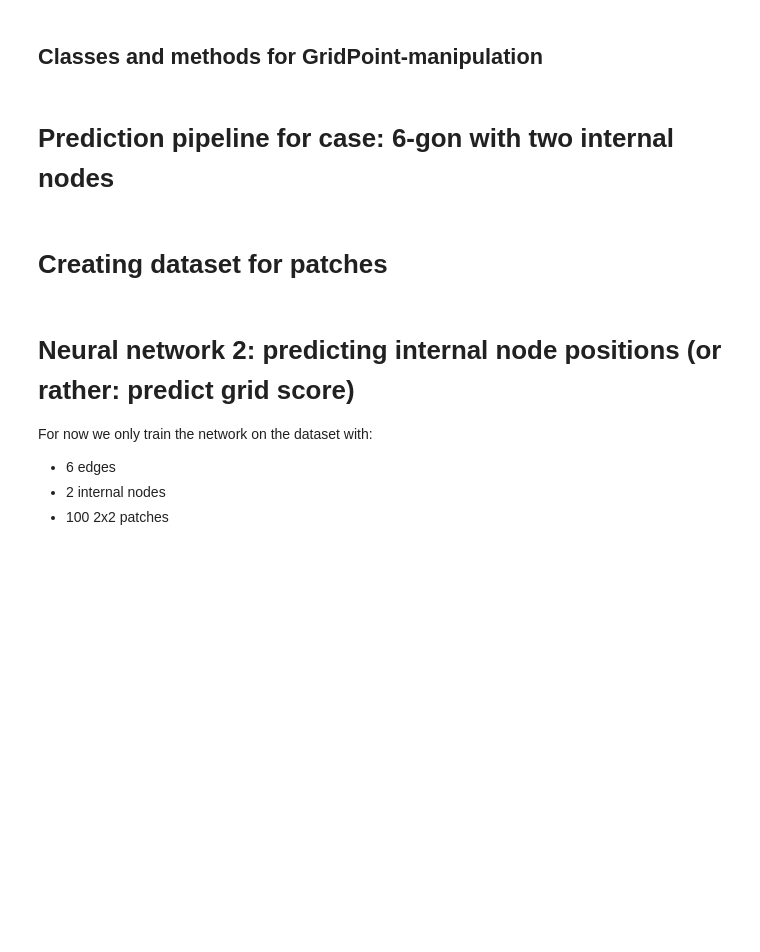
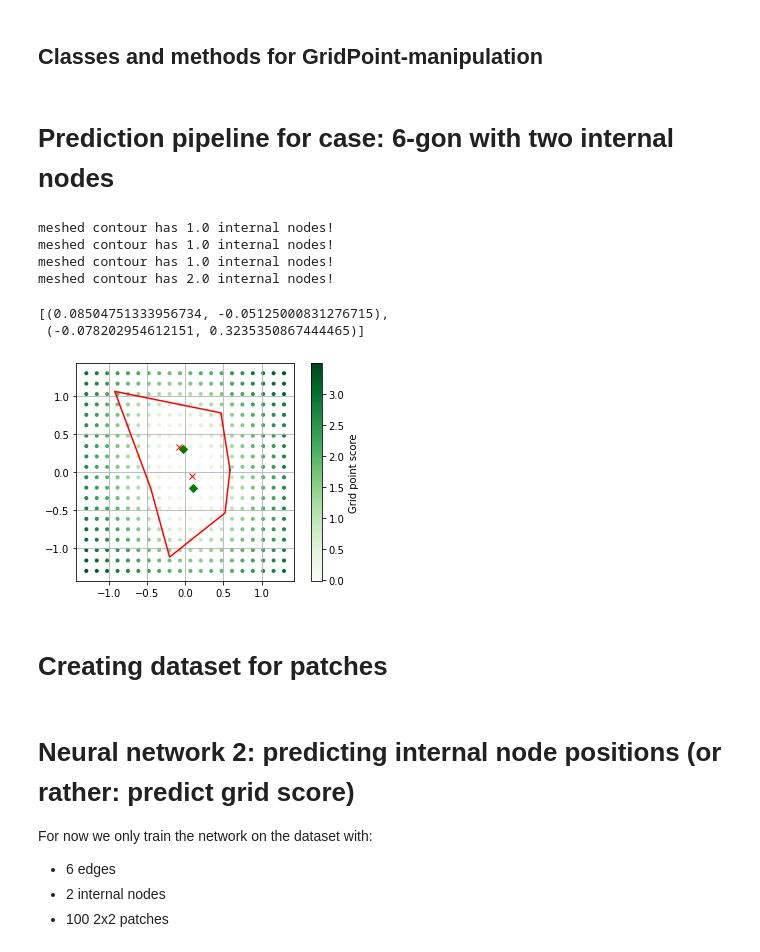
Before and after one commit to Siljekka/GrasshopperMeshAI, a Jupyter notebook: MeshPoints/MachineLearning/nn2.ipynb, the cells around one changed output. Drawn from its saved outputs; the diff is of its cells as text; code cells hidden in the pictures; blank space fills up the shorter version.

```diff
--- a/MeshPoints/MachineLearning/nn2.ipynb
+++ b/MeshPoints/MachineLearning/nn2.ipynb
@@ -358,10 +358,14 @@ def generate_internal_nodes_from_grid_score(point_grid, target_internal_node_cou
 
         internal_nodes.append((interpolated_x, interpolated_y))
 
-        # We remove the current minimum GridPoint and all its neighbours from the point grid.
+        # We remove the current minimum GridPoint and all its neighbours, and all neighbours' neighbours from the point grid.
         if len(internal_nodes) != target_internal_node_count:
             points_to_exclude_by_id = {min_grid_point.pid}
-            points_to_exclude_by_id.update([point.pid for point in neighbours])
+            for neighbour in neighbours:
+                neighbour_neighbours = neighbour.neighbours
+                points_to_exclude_by_id.update([point.pid for point in neighbour_neighbours])
+                points_to_exclude_by_id.add(neighbour.pid)
+
 
             point_grid[:] = [point for point in point_grid if point.pid not in points_to_exclude_by_id]
 
@@ -389,7 +393,7 @@ def prediction_pipeline_nn2(contour, internal_node_count):
     transformed_contour_data = [coordinate for point in transformed_contour for coordinate in point]
 
     # Load model from file
-    model = tf.keras.models.load_model('model/six_edge_2x_outside_many_nodes_big')
+    model = tf.keras.models.load_model('model/grid-score-zerofour-lc-1')
     # model.summary()
 
     # Get patch data
@@ -397,7 +401,7 @@ def prediction_pipeline_nn2(contour, internal_node_count):
         patch_data = [coordinate for point in patch for coordinate in point.get_coordinates()]
 
         # Define prediction data
-        features = np.append(transformed_contour, patch_data)
+        features = np.append(transformed_contour_data, patch_data)
         prediction_data = np.expand_dims(features, axis=0)
 
         # Predict
@@ -414,48 +418,57 @@ def prediction_pipeline_nn2(contour, internal_node_count):
 meshed_internal_node_count = -1
 internal_node_count = predict_internal_node_count()
 
-while meshed_internal_node_count != internal_node_count:
+while meshed_internal_node_count != 2:
     contour = pp.create_random_ngon(6)
     transformed_contour = pp.procrustes(contour)['transformed_contour']
 
-    predicted_point_grid = prediction_pipeline_nn2(transformed_contour, internal_node_count)
-    internal_nodes = generate_internal_nodes_from_grid_score(predicted_point_grid, internal_node_count)
-
-
-    meshed_contour = pp.mesh_contour(transformed_contour, 0.6)
+    meshed_contour = pp.mesh_contour(transformed_contour, 0.4)
     meshed_internal_points = meshed_contour[-4:]
     meshed_internal_node_count = int(meshed_contour[13])
     print(f"meshed contour has {meshed_contour[13]} internal nodes!")
+
+predicted_point_grid = prediction_pipeline_nn2(transformed_contour, internal_node_count)
+internal_nodes = generate_internal_nodes_from_grid_score(predicted_point_grid, internal_node_count)
+
+
+
 
 
 """
 |-------------------------
 |       PLOTTING
 |-------------------------
 """
 flat_pgp = [point for row in predicted_point_grid for point in row]
 
 pgp_x = [p.x for p in flat_pgp]
 pgp_y = [p.y for p in flat_pgp]
 pgp_s = [p.score for p in flat_pgp]
 
 # Plot predicted points (green)
 plt.grid(b=True)
-pl1 = plt.plot([x[0] for x in internal_nodes], [y[1] for y in internal_nodes], 'rx')
 pl2 = plt.plot([meshed_internal_points[0], meshed_internal_points[2]],
          [meshed_internal_points[1], meshed_internal_points[3]], 'gD',
             label="Internal nodes from reference mesher",
             )
-
+pl1 = plt.plot([x[0] for x in internal_nodes], [y[1] for y in internal_nodes], 'rx')
 # Plot transformed contour
 pl3 = pp.plot_polygon(transformed_contour, style='r')
 
 # Plot point grid
 pl4 = plt.scatter(pgp_x, pgp_y, c=pgp_s, cmap=plt.cm.Greens, marker='.')
 plt.colorbar(label="Grid point score")
 
 plt.gca().set_aspect('equal')
 internal_nodes
+# %% [output]
+meshed contour has 1.0 internal nodes!
+meshed contour has 1.0 internal nodes!
+meshed contour has 1.0 internal nodes!
+meshed contour has 2.0 internal nodes!
+[(0.08504751333956734, -0.05125000831276715),
+ (-0.078202954612151, 0.3235350867444465)]
+[figure, added]
 # %%
 meshed_internal_points ,predicted_point_grid
 # %%
```
Also changed, not shown: parts of 3 cells of this notebook.
